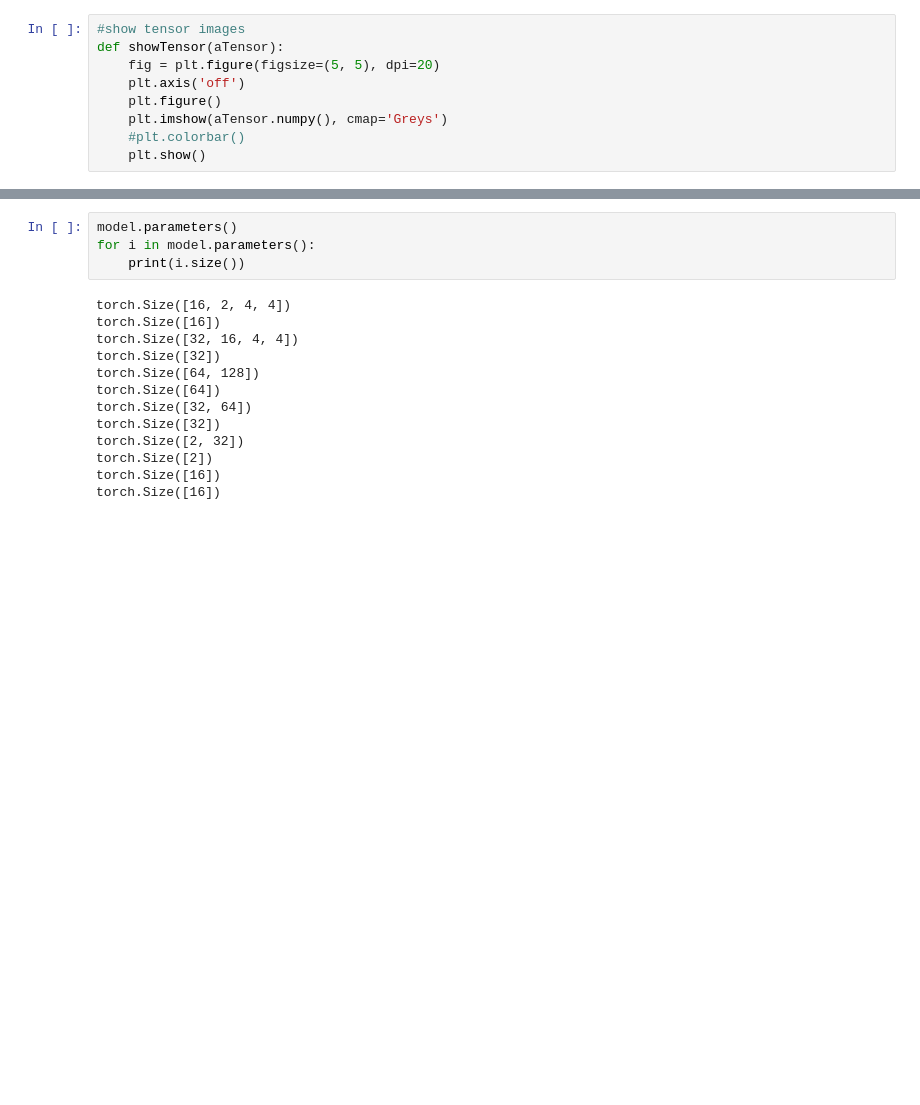
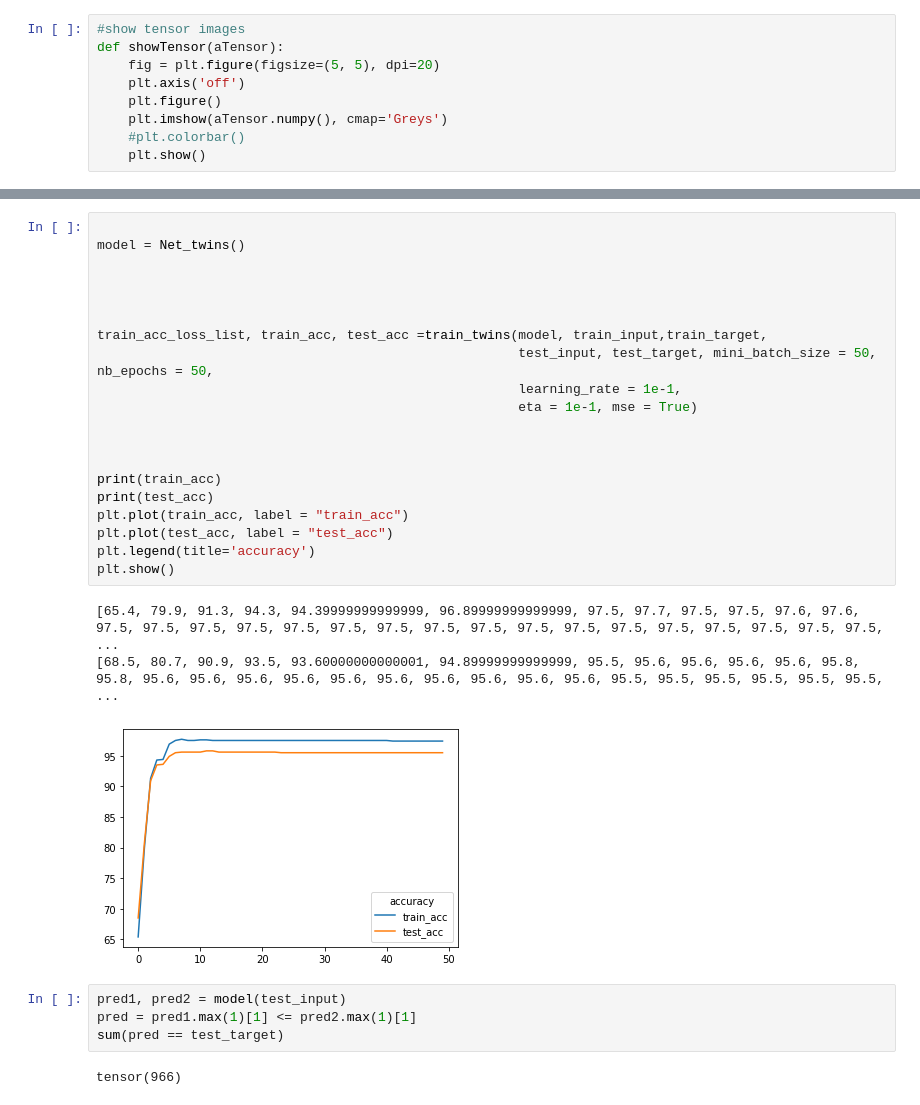
Before and after one commit to ReneDCDSL/DL_Final_Project, a Jupyter notebook: thiago/miniproject1_thiago.ipynb, the cells around one changed output, grey strips where cells are left out. Cells and saved outputs as stored; diff of their text form; blank space fills up the shorter version.

Commit message:
New model

```diff
--- a/thiago/miniproject1_thiago.ipynb
+++ b/thiago/miniproject1_thiago.ipynb
@@ -116,17 +298,30 @@ def train_model(model, train_input,train_target, test_input, test_target, mini_b
 # %%
-model.parameters()
-for i in model.parameters():
-    print(i.size())
+
+model = Net_twins()
+
+
+
+
+train_acc_loss_list, train_acc, test_acc =train_twins(model, train_input,train_target,
+                                                      test_input, test_target, mini_batch_size = 50, nb_epochs = 50,
+                                                      learning_rate = 1e-1,
+                                                      eta = 1e-1, mse = True)
+
+
+
+print(train_acc)
+print(test_acc)
+plt.plot(train_acc, label = "train_acc")
+plt.plot(test_acc, label = "test_acc")
+plt.legend(title='accuracy')
+plt.show()
 # %% [output]
-torch.Size([16, 2, 4, 4])
-torch.Size([16])
-torch.Size([32, 16, 4, 4])
-torch.Size([32])
-torch.Size([64, 128])
-torch.Size([64])
-torch.Size([32, 64])
-torch.Size([32])
-torch.Size([2, 32])
-torch.Size([2])
-torch.Size([16])
-torch.Size([16])
+[65.4, 79.9, 91.3, 94.3, 94.39999999999999, 96.89999999999999, 97.5, 97.7, 97.5, 97.5, 97.6, 97.6, 97.5, 97.5, 97.5, 97.5, 97.5, 97.5, 97.5, 97.5, 97.5, 97.5, 97.5, 97.5, 97.5, 97.5, 97.5, 97.5, 97.5, ...
+[68.5, 80.7, 90.9, 93.5, 93.60000000000001, 94.89999999999999, 95.5, 95.6, 95.6, 95.6, 95.6, 95.8, 95.8, 95.6, 95.6, 95.6, 95.6, 95.6, 95.6, 95.6, 95.6, 95.6, 95.6, 95.5, 95.5, 95.5, 95.5, 95.5, 95.5, ...
+[figure, added]
+# %%
+pred1, pred2 = model(test_input)
+pred = pred1.max(1)[1] <= pred2.max(1)[1]
+sum(pred == test_target)
+# %% [output]
+tensor(966)
```
Also changed, not shown: parts of 16 cells of this notebook.
